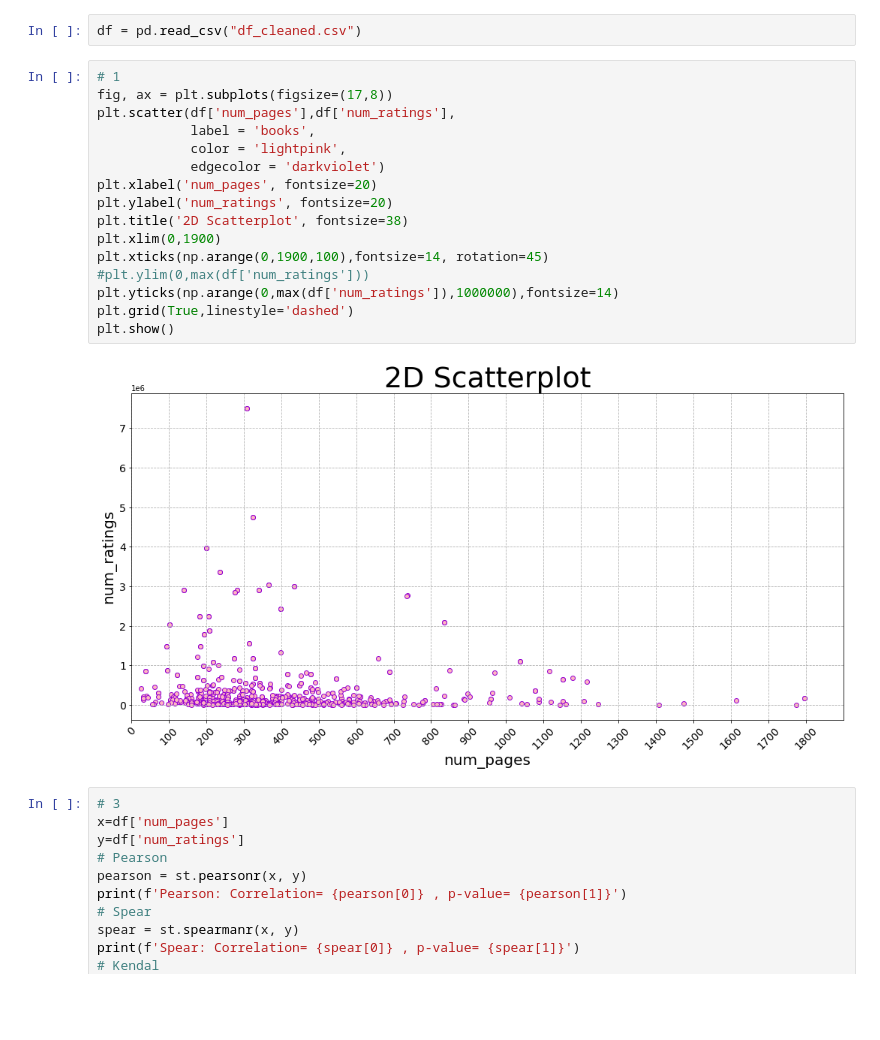
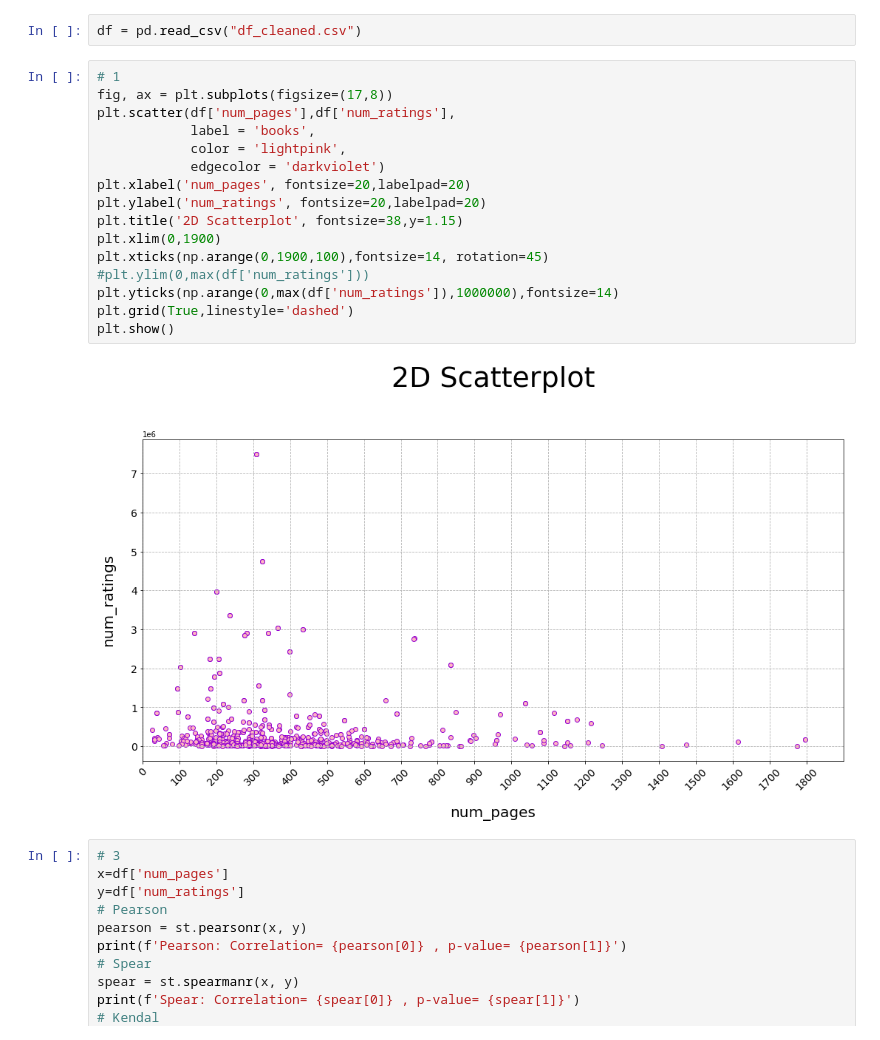
Before and after one commit to Deniz-shelby/goodreads_webscrap, a Jupyter notebook: analyse_data.ipynb, the cells around one changed output. Saved outputs shown, nothing was run; the diff lists cells and outputs as text; blank space fills up the shorter version.

Commit message:
visualisation from 1-7

```diff
--- a/analyse_data.ipynb
+++ b/analyse_data.ipynb
@@ -15,21 +15,21 @@ df = pd.read_csv("df_cleaned.csv")
 # %%
 # 1
 fig, ax = plt.subplots(figsize=(17,8))
 plt.scatter(df['num_pages'],df['num_ratings'],
             label = 'books',
             color = 'lightpink',
             edgecolor = 'darkviolet')
-plt.xlabel('num_pages', fontsize=20)
-plt.ylabel('num_ratings', fontsize=20)
-plt.title('2D Scatterplot', fontsize=38)
+plt.xlabel('num_pages', fontsize=20,labelpad=20)
+plt.ylabel('num_ratings', fontsize=20,labelpad=20)
+plt.title('2D Scatterplot', fontsize=38,y=1.15)
 plt.xlim(0,1900)
 plt.xticks(np.arange(0,1900,100),fontsize=14, rotation=45)
 #plt.ylim(0,max(df['num_ratings']))
 plt.yticks(np.arange(0,max(df['num_ratings']),1000000),fontsize=14)
 plt.grid(True,linestyle='dashed')
 plt.show()
 # %% [output]
-[figure, old version]
+[figure, new version]
 # %%
 # 3
 x=df['num_pages']
```
Also changed, not shown: parts of 10 cells of this notebook, 1 other file.
